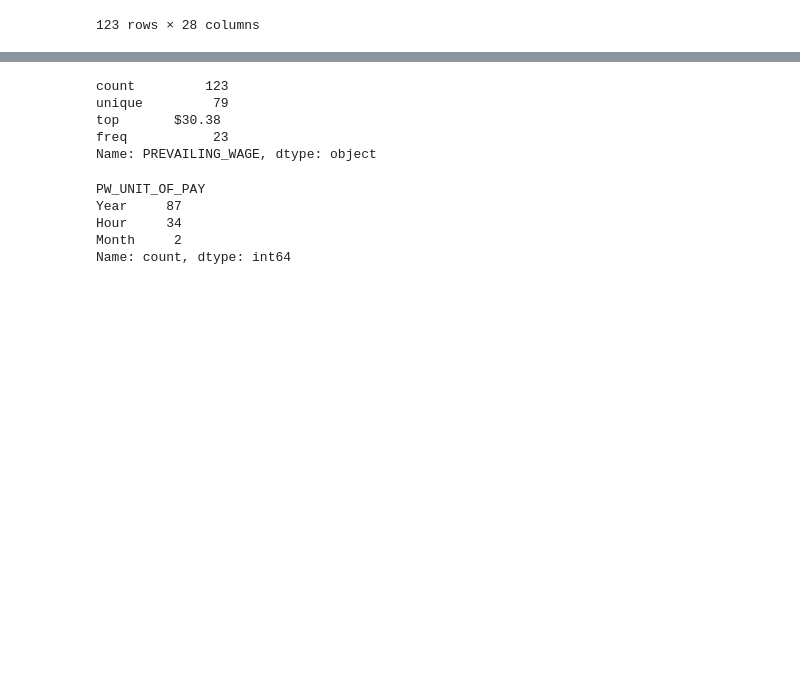
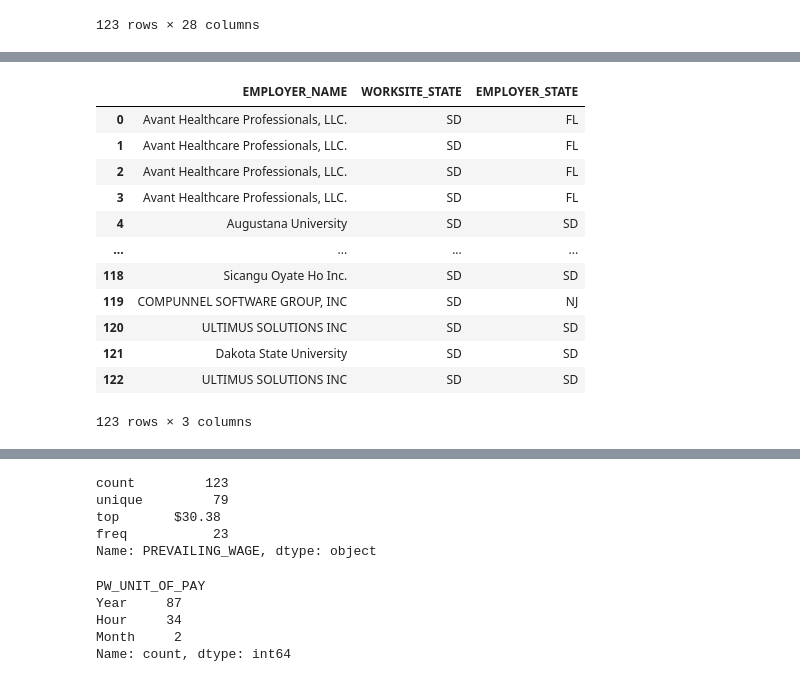
Before and after one commit to PBhandare/unit-3, a Jupyter notebook: data/H1BExploration.ipynb, the cells around one changed output, grey strips where cells are left out. Cells and saved outputs as stored; diff of their text form; code cells hidden in the pictures; blank space fills up the shorter version.

```diff
--- a/data/H1BExploration.ipynb
+++ b/data/H1BExploration.ipynb
@@ -963,3 +967,17 @@ WYSDApplicantsGeo = gpd.GeoDataFrame(
     ),
     crs="EPSG:4326"  # WGS84 (standard lat/lon)
 )
+# %%
+WYSDApplicantsGeo["BEGIN_DATE"] = pd.to_datetime(
+    WYSDApplicantsGeo["BEGIN_DATE"],
+    errors="coerce"
+)
+
+WYSDApplicantsGeo["END_DATE"] = pd.to_datetime(
+    WYSDApplicantsGeo["END_DATE"],
+    errors="coerce"
+)
+# %%
+WYSDApplicantsGeo["duration"] = (
+    WYSDApplicantsGeo["END_DATE"] - WYSDApplicantsGeo["BEGIN_DATE"]
+)
@@ -965,0 +996,10 @@ WYSDApplicantsGeo = gpd.GeoDataFrame(
+# %%
+cols = ["WORKSITE_CITY", "WORKSITE_STATE", "EMPLOYER_CITY", "EMPLOYER_STATE"]
+
+for c in cols:
+    WYSDApplicantsGeo[c] = (
+        WYSDApplicantsGeo[c]
+        .astype(str)
+        .str.strip()
+        .str.upper()
+    )
@@ -965,0 +1034,16 @@ WYSDApplicantsGeo = gpd.GeoDataFrame(
+# %%
+WYSDApplicantsGeo[['EMPLOYER_NAME', 'WORKSITE_STATE', 'EMPLOYER_STATE']]
+# %% [output]
+|  | EMPLOYER_NAME | WORKSITE_STATE | EMPLOYER_STATE |
+| 0 | Avant Healthcare Professionals, LLC. | SD | FL |
+| 1 | Avant Healthcare Professionals, LLC. | SD | FL |
+| 2 | Avant Healthcare Professionals, LLC. | SD | FL |
+| 3 | Avant Healthcare Professionals, LLC. | SD | FL |
+| 4 | Augustana University | SD | SD |
+| ... | ... | ... | ... |
+| 118 | Sicangu Oyate Ho Inc. | SD | SD |
+| 119 | COMPUNNEL SOFTWARE GROUP, INC | SD | NJ |
+| 120 | ULTIMUS SOLUTIONS INC | SD | SD |
+| 121 | Dakota State University | SD | SD |
+| 122 | ULTIMUS SOLUTIONS INC | SD | SD |
+123 rows × 3 columns
```
Also changed, not shown: parts of 9 cells of this notebook, 5 other files.
